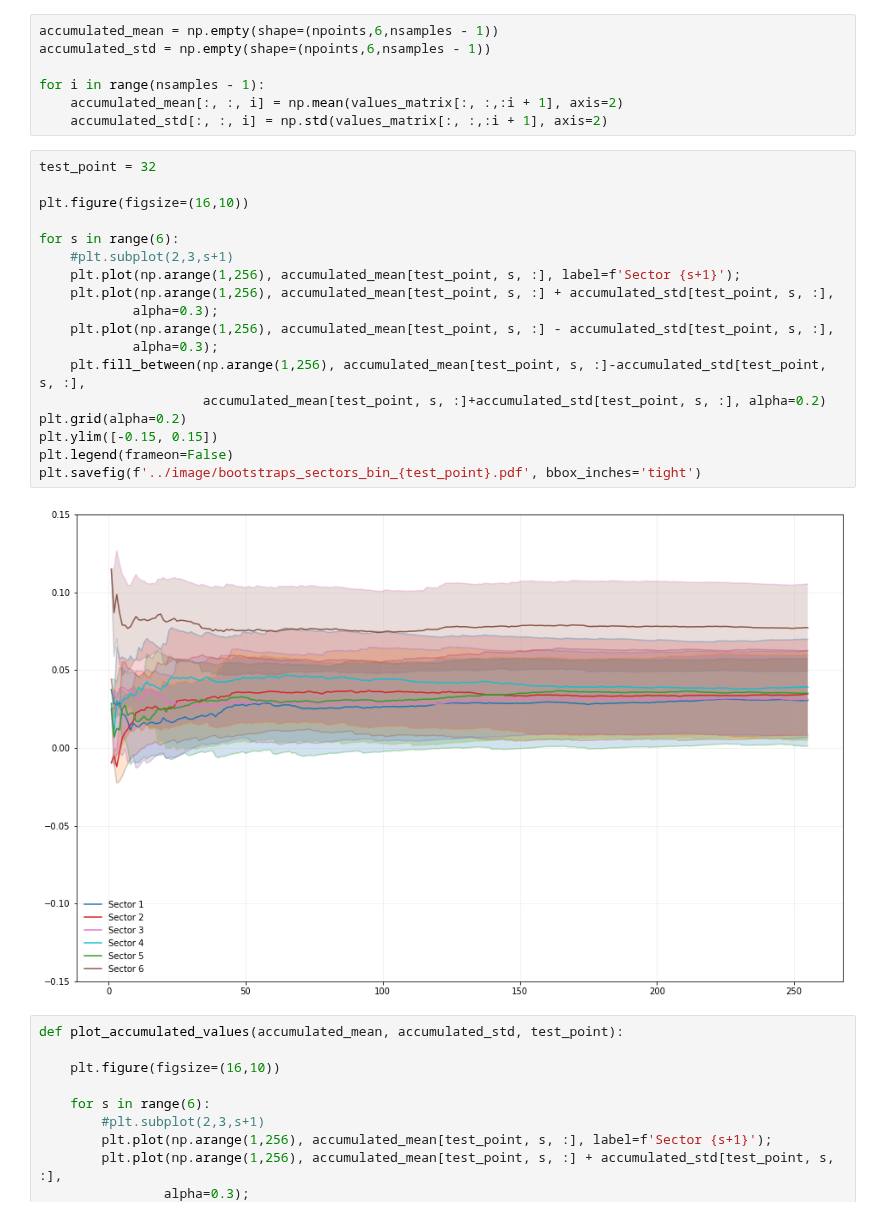
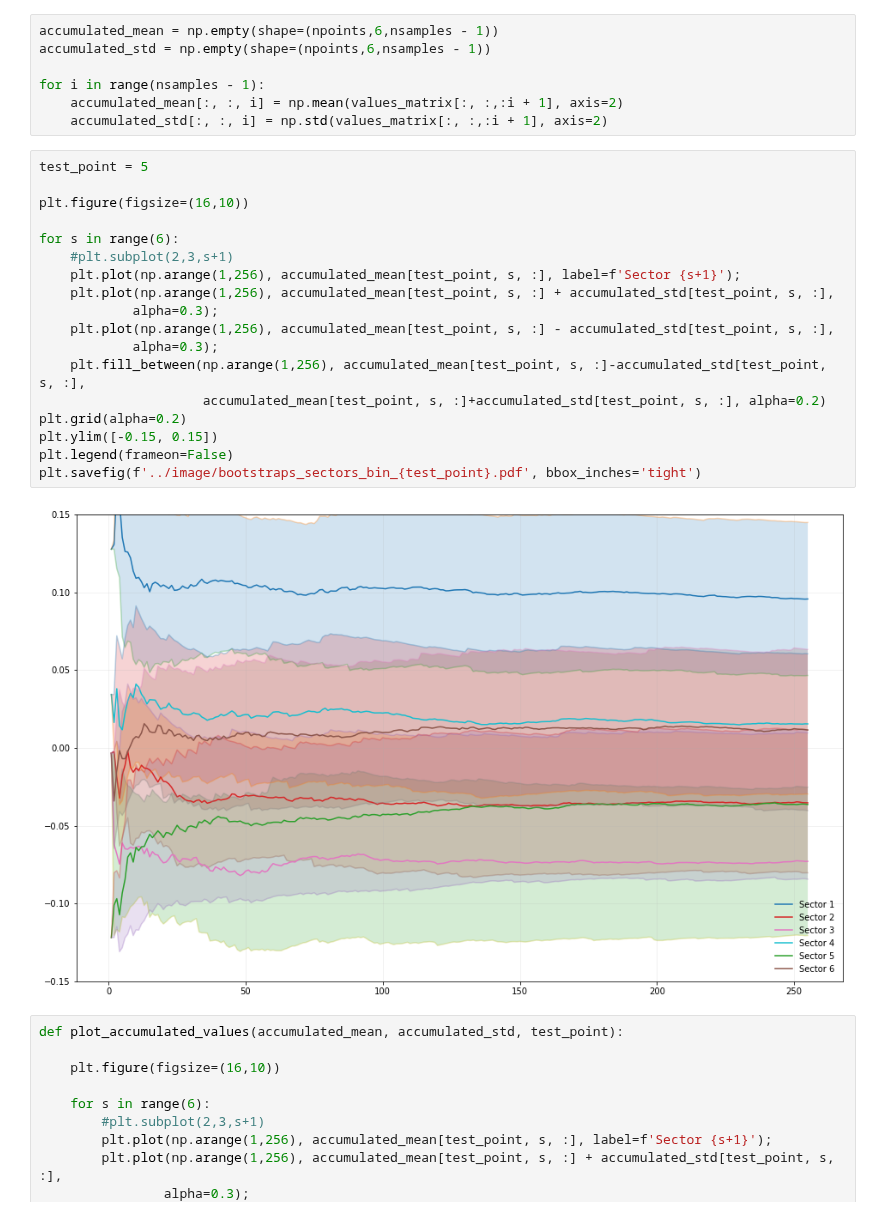
Before and after one commit to dmriser/python-analysis, a Jupyter notebook: kaon-bsa/notebooks/BootstrapSectors.ipynb, the cells around one changed output. Cells and saved outputs as stored; diff of their text form.

```diff
--- a/kaon-bsa/notebooks/BootstrapSectors.ipynb
+++ b/kaon-bsa/notebooks/BootstrapSectors.ipynb
@@ -113,25 +113,25 @@ for i in range(nsamples - 1):
     accumulated_mean[:, :, i] = np.mean(values_matrix[:, :,:i + 1], axis=2)
     accumulated_std[:, :, i] = np.std(values_matrix[:, :,:i + 1], axis=2)
 # %%
-test_point = 32
+test_point = 5
 
 plt.figure(figsize=(16,10))
 
 for s in range(6):
     #plt.subplot(2,3,s+1)
     plt.plot(np.arange(1,256), accumulated_mean[test_point, s, :], label=f'Sector {s+1}');
     plt.plot(np.arange(1,256), accumulated_mean[test_point, s, :] + accumulated_std[test_point, s, :],
             alpha=0.3);
     plt.plot(np.arange(1,256), accumulated_mean[test_point, s, :] - accumulated_std[test_point, s, :],
             alpha=0.3);
     plt.fill_between(np.arange(1,256), accumulated_mean[test_point, s, :]-accumulated_std[test_point, s, :],
                      accumulated_mean[test_point, s, :]+accumulated_std[test_point, s, :], alpha=0.2)
 plt.grid(alpha=0.2)
 plt.ylim([-0.15, 0.15])
 plt.legend(frameon=False)
 plt.savefig(f'../image/bootstraps_sectors_bin_{test_point}.pdf', bbox_inches='tight')
 # %% [output]
-[figure, old version]
+[figure, new version]
 # %%
 def plot_accumulated_values(accumulated_mean, accumulated_std, test_point):
 
```
Also changed, not shown: parts of 2 cells of this notebook, 11 other files.
